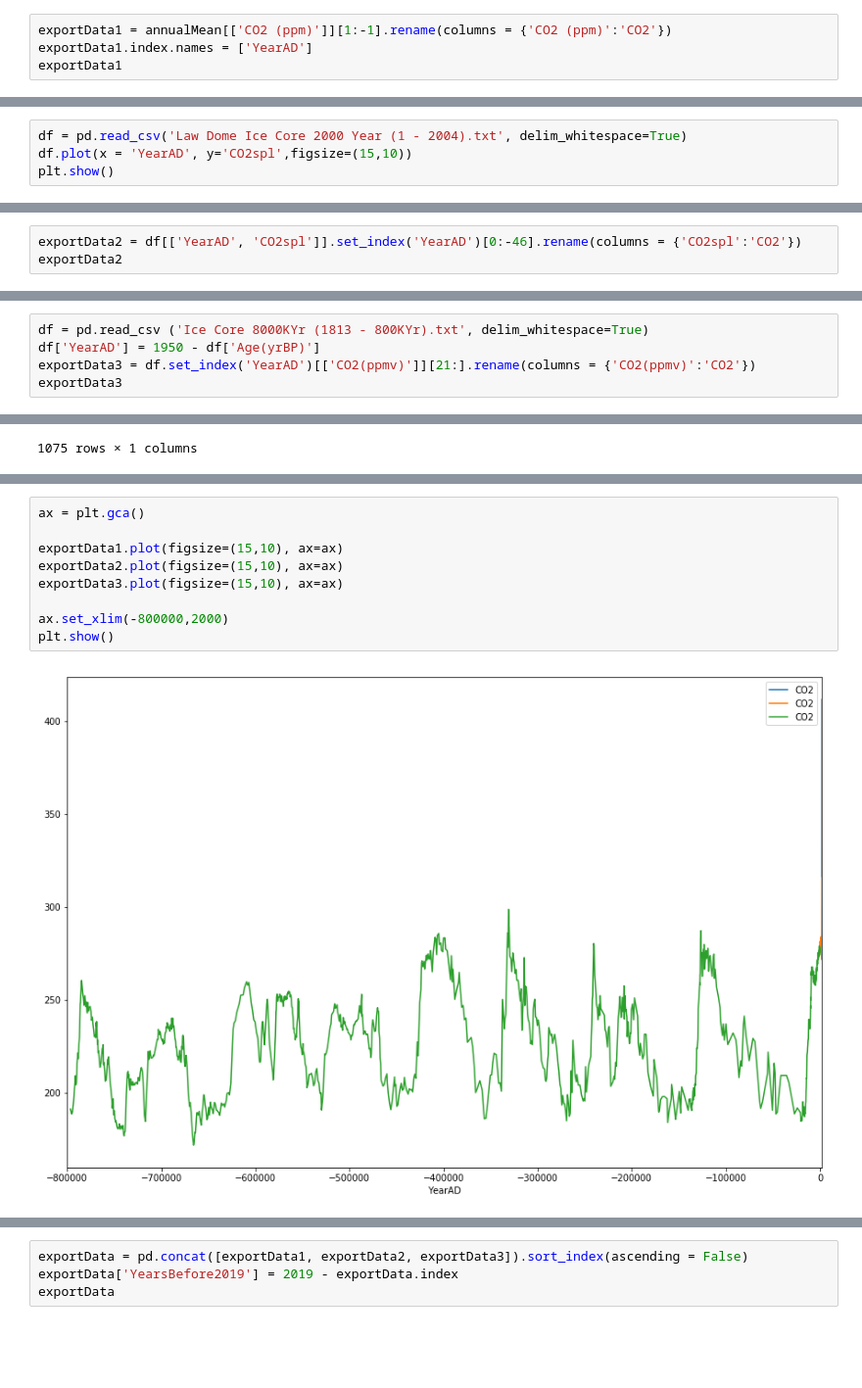
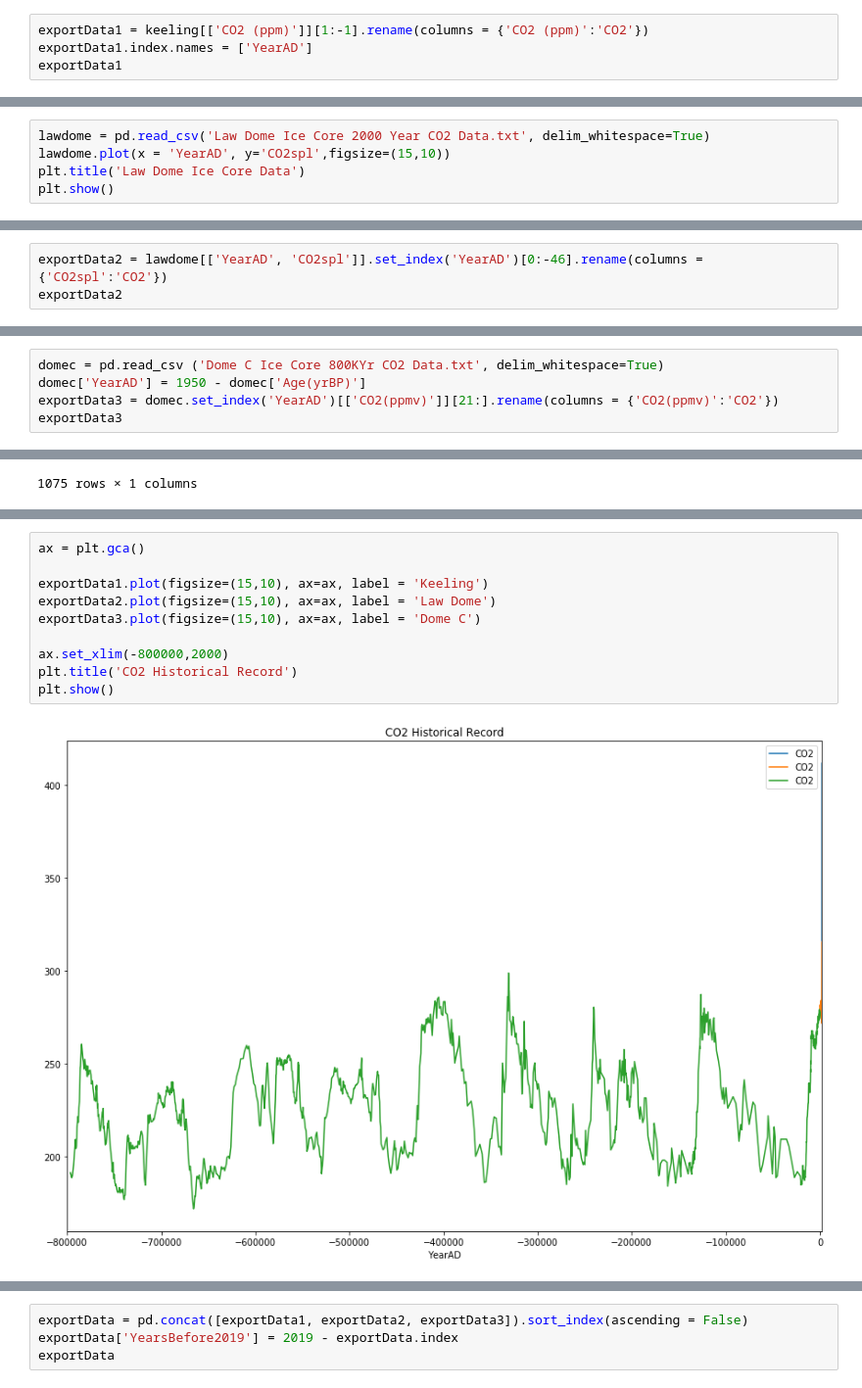
Before and after one commit to aatishb/CO2Data, a Jupyter notebook: Parse CO2 Data.ipynb, the cells around one changed output, grey strips where cells are left out. Shown at 98% size. Saved outputs shown, nothing was run; the diff lists cells and outputs as text; blank space fills up the shorter version.

```diff
--- a/Parse CO2 Data.ipynb
+++ b/Parse CO2 Data.ipynb
@@ -41,5 +46,5 @@ plt.show()
 # %%
-exportData1 = annualMean[['CO2 (ppm)']][1:-1].rename(columns = {'CO2 (ppm)':'CO2'})
+exportData1 = keeling[['CO2 (ppm)']][1:-1].rename(columns = {'CO2 (ppm)':'CO2'})
 exportData1.index.names = ['YearAD']
 exportData1
 # %% [output]
@@ -69,5 +76,6 @@ Data accessed from https://www.ncdc.noaa.gov/paleo-search/study/9959
 # %%
-df = pd.read_csv('Law Dome Ice Core 2000 Year (1 - 2004).txt', delim_whitespace=True)
-df.plot(x = 'YearAD', y='CO2spl',figsize=(15,10))
+lawdome = pd.read_csv('Law Dome Ice Core 2000 Year CO2 Data.txt', delim_whitespace=True)
+lawdome.plot(x = 'YearAD', y='CO2spl',figsize=(15,10))
+plt.title('Law Dome Ice Core Data')
 plt.show()
 # %% [output]
@@ -75,5 +96,5 @@ plt.show()
 # %%
-exportData2 = df[['YearAD', 'CO2spl']].set_index('YearAD')[0:-46].rename(columns = {'CO2spl':'CO2'})
+exportData2 = lawdome[['YearAD', 'CO2spl']].set_index('YearAD')[0:-46].rename(columns = {'CO2spl':'CO2'})
 exportData2
 # %% [output]
 |  | CO2 |
@@ -111,7 +139,7 @@ Data accessed from https://www.ncdc.noaa.gov/paleo-search/study/6091
 # %%
-df = pd.read_csv ('Ice Core 8000KYr (1813 - 800KYr).txt', delim_whitespace=True)
-df['YearAD'] = 1950 - df['Age(yrBP)']
-exportData3 = df.set_index('YearAD')[['CO2(ppmv)']][21:].rename(columns = {'CO2(ppmv)':'CO2'})
+domec = pd.read_csv ('Dome C Ice Core 800KYr CO2 Data.txt', delim_whitespace=True)
+domec['YearAD'] = 1950 - domec['Age(yrBP)']
+exportData3 = domec.set_index('YearAD')[['CO2(ppmv)']][21:].rename(columns = {'CO2(ppmv)':'CO2'})
 exportData3
 # %% [output]
 |  | CO2 |
@@ -136,11 +166,12 @@ exportData3
 # %%
 ax = plt.gca()
 
-exportData1.plot(figsize=(15,10), ax=ax)
-exportData2.plot(figsize=(15,10), ax=ax)
-exportData3.plot(figsize=(15,10), ax=ax)
+exportData1.plot(figsize=(15,10), ax=ax, label = 'Keeling')
+exportData2.plot(figsize=(15,10), ax=ax, label = 'Law Dome')
+exportData3.plot(figsize=(15,10), ax=ax, label = 'Dome C')
 
 ax.set_xlim(-800000,2000)
+plt.title('CO2 Historical Record')
 plt.show()
 # %% [output]
-[figure, old version]
+[figure, new version]
```
Also changed, not shown: parts of 19 cells of this notebook, 8 other files.
